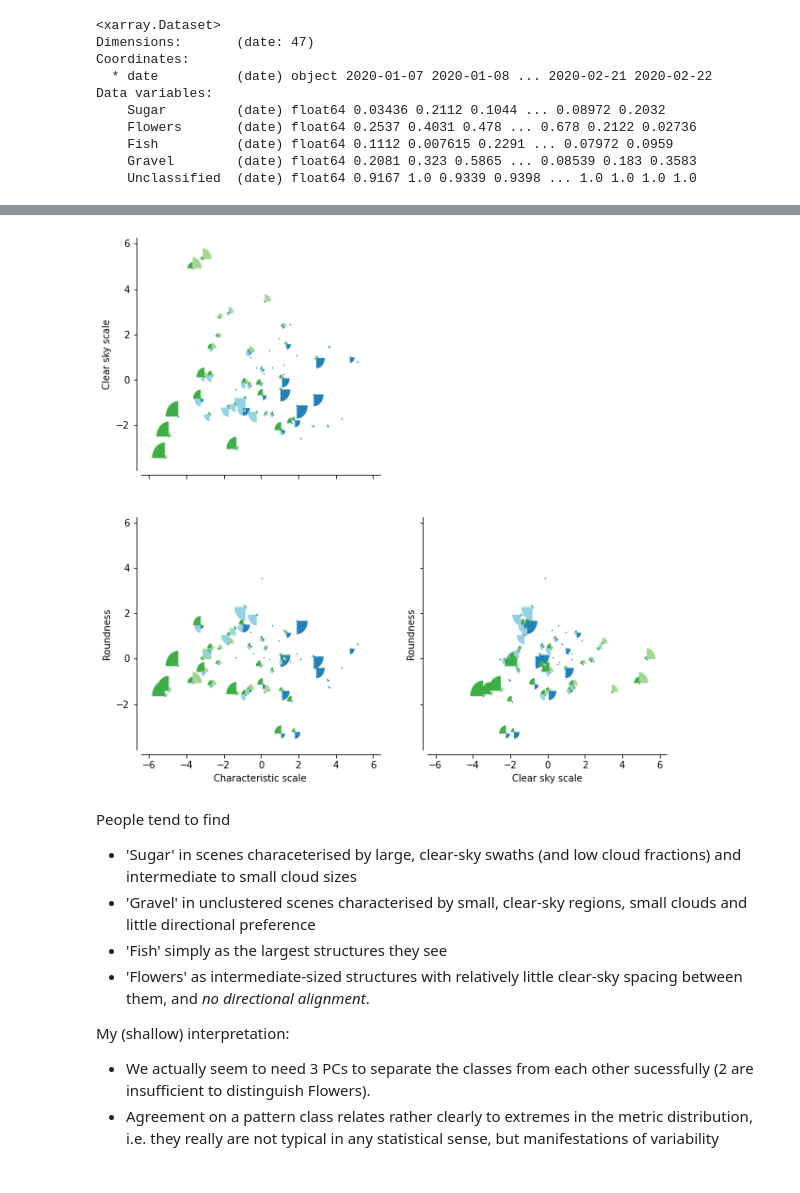
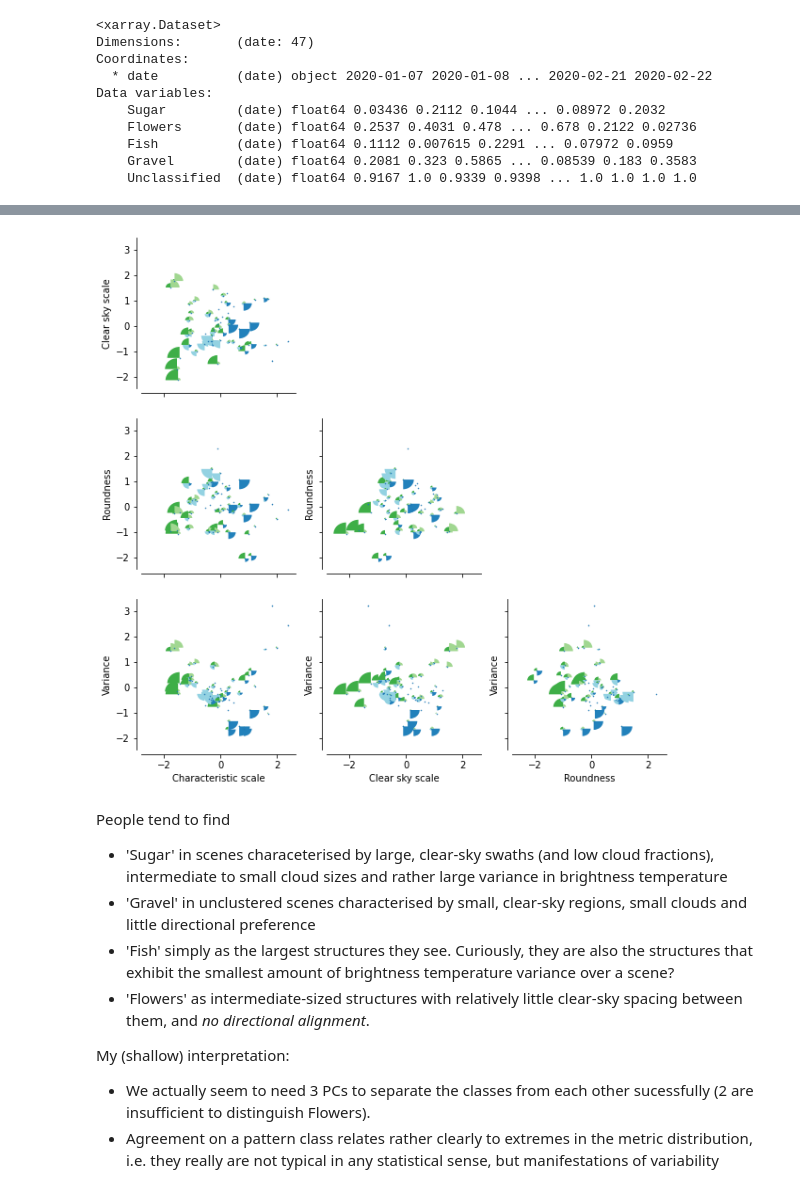
Before and after one commit to martinjanssens/cloudmetrics-c3ontext, a Jupyter notebook: compare-C3ONTEXT.ipynb, the cells around one changed output, grey strips where cells are left out. Saved outputs shown, nothing was run; the diff lists cells and outputs as text; code cells hidden in the pictures.

```diff
--- a/compare-C3ONTEXT.ipynb
+++ b/compare-C3ONTEXT.ipynb
@@ -208,7 +226,9 @@ metrics = ['cloud_fraction',
            'spectral_slope',
            'woi1',
            'woi2',
-           'woi3'
+           'woi3',
+           'mean',
+           'var'
           ]
 
 # Read from file
@@ -228,9 +248,16 @@ data = utils.stand(data)
 pca = PCA()
 x_pca = pca.fit_transform(data)
 
-# Stick in df -> ds -> subset by date
+# Rotate so PC3/PC4 align a little better with woi3 and var (this should be used purely for visualisation)
+angle = 20*np.pi/180
+rot_mat = np.array([[np.cos(angle), -np.sin(angle)],
+                   [np.sin(angle),  np.cos(angle)]])
+x_pca[:,[2,3]] = np.dot(x_pca[:,[2,3]],rot_mat)
+
+# Stick in df -> ds -> normalise each axis -> subset by date
 df_pca = pd.DataFrame(index=df_metrics_pp.index, data=x_pca)
 df_pca.index.rename('date', inplace=True)
+df_pca = df_pca/df_pca.std()
 
 ds_pca = df_pca.to_xarray()
 ds_pca_date = ds_date_mean(ds_pca)
@@ -308,0 +371,9 @@ plot_wedges_sgff(ds_pca_date[pcs],
+# %%
+pcs = [2,3]
+ax = plot_wedges_sgff(ds_pca_date[pcs],
+                      pcs,
+                      ds_sgff_date,
+                      xlab='Roundness (PC 3)',
+                      ylab='Brightness temperature variance (PC 4)',
+                      legend=False)
+plt.savefig('Figures/cloudmetrics-sgff-pc34.pdf', bbox_inches='tight')
@@ -309,25 +382,25 @@ plot_wedges_sgff(ds_pca_date[pcs],
 # %%
-fig, axs = plt.subplots(nrows=2,ncols=2,sharex=True,sharey=True,figsize=(10,10))
+fig, axs = plt.subplots(nrows=3,ncols=3,sharex=True,sharey=True,figsize=(10,10))
 
-labs = ['Characteristic scale', 'Clear sky scale', 'Roundness']
+labs = ['Characteristic scale', 'Clear sky scale', 'Roundness', 'Variance']
 
 for i in range(axs.shape[0]):
     for j in range(axs.shape[1]):
         if j <= i:
             xlab = labs[j] if i == len(labs)-2 else None
             ylab = labs[i+1] if j == 0 else None
             pcs = [j,i+1]
             plot_wedges_sgff(ds_pca_date[pcs], pcs, ds_sgff_date, ax=axs[i,j], xlab=xlab, ylab=labs[i+1])
         else:
             fig.delaxes(axs[i,j])
 plt.savefig('Figures/cloudmetrics-c3ontext.pdf', bbox_inches='tight')
 # %% [output]
-[figure, old version]
+[figure, new version]
 # %% [markdown]
 People tend to find
-- 'Sugar' in scenes characeterised by large, clear-sky swaths (and low cloud fractions) and intermediate to small cloud sizes
+- 'Sugar' in scenes characeterised by large, clear-sky swaths (and low cloud fractions), intermediate to small cloud sizes and rather large variance in brightness temperature
 - 'Gravel' in unclustered scenes characterised by small, clear-sky regions, small clouds and little directional preference
-- 'Fish' simply as the largest structures they see
+- 'Fish' simply as the largest structures they see. Curiously, they are also the structures that exhibit the smallest amount of brightness temperature variance over a scene?
 - 'Flowers' as intermediate-sized structures with relatively little clear-sky spacing between them, and *no directional alignment*.
 
 My (shallow) interpretation:
```
Also changed, not shown: parts of 8 cells of this notebook, 11 other files.
